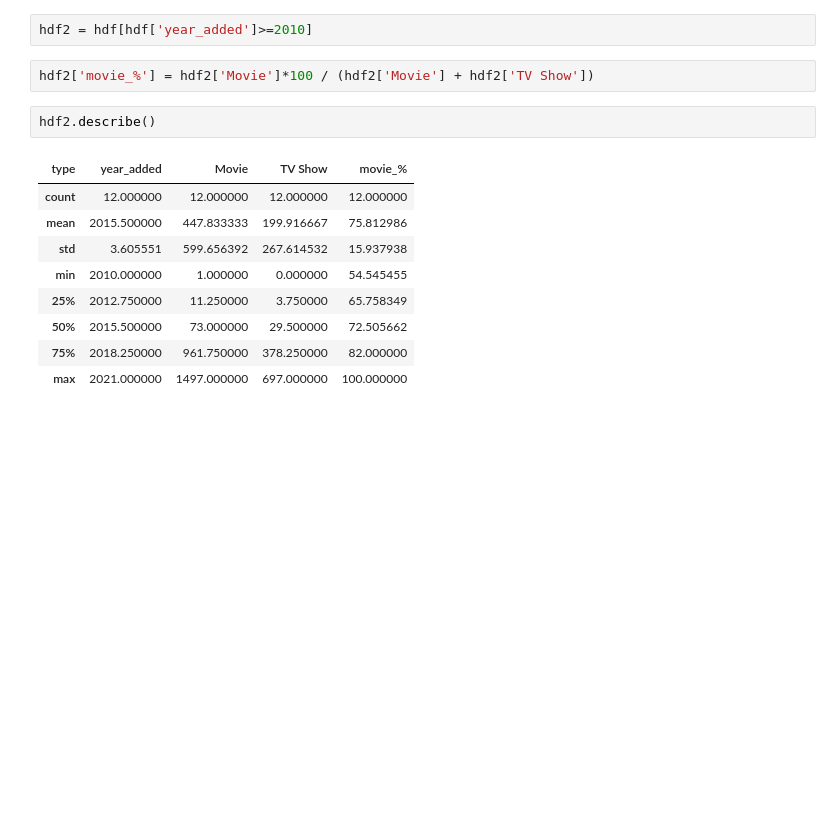
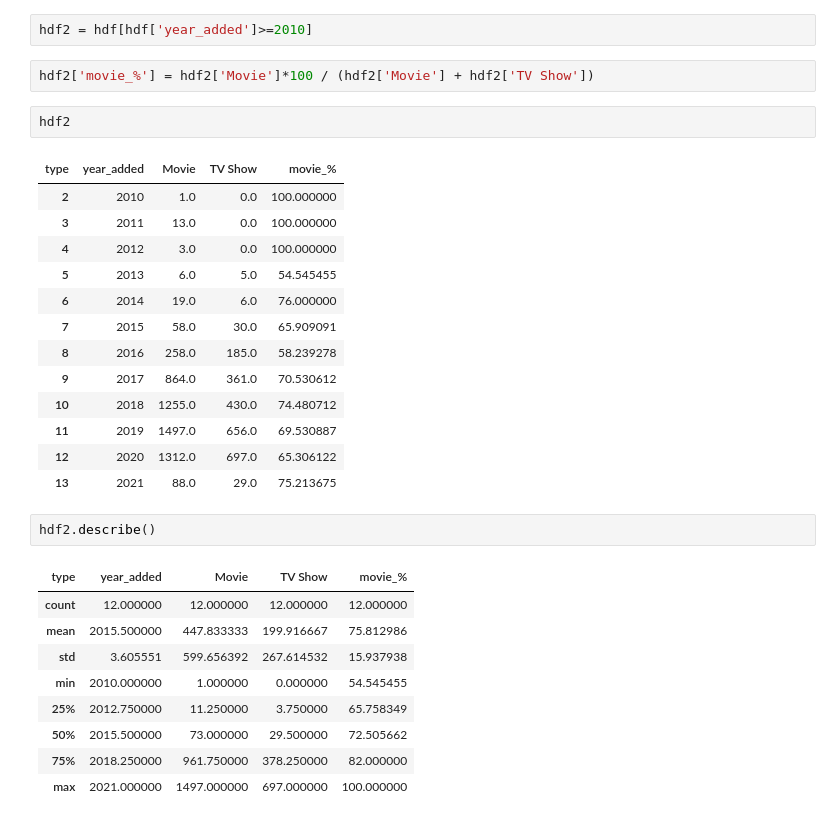
Before and after one commit to issatyajit/Netflix-recommender-system, a Jupyter notebook: NETFLIX_final.ipynb, the cells around one changed output. Cells and saved outputs as stored; diff of their text form; blank space fills up the shorter version.

```diff
--- a/NETFLIX_final.ipynb
+++ b/NETFLIX_final.ipynb
@@ -448,6 +455,22 @@ hdf = hdf.astype({'year_added':int})
 hdf2 = hdf[hdf['year_added']>=2010]
 # %%
 hdf2['movie_%'] = hdf2['Movie']*100 / (hdf2['Movie'] + hdf2['TV Show'])
+# %%
+hdf2
+# %% [output]
+| type | year_added | Movie | TV Show | movie_% |
+| 2 | 2010 | 1.0 | 0.0 | 100.000000 |
+| 3 | 2011 | 13.0 | 0.0 | 100.000000 |
+| 4 | 2012 | 3.0 | 0.0 | 100.000000 |
+| 5 | 2013 | 6.0 | 5.0 | 54.545455 |
+| 6 | 2014 | 19.0 | 6.0 | 76.000000 |
+| 7 | 2015 | 58.0 | 30.0 | 65.909091 |
+| 8 | 2016 | 258.0 | 185.0 | 58.239278 |
+| 9 | 2017 | 864.0 | 361.0 | 70.530612 |
+| 10 | 2018 | 1255.0 | 430.0 | 74.480712 |
+| 11 | 2019 | 1497.0 | 656.0 | 69.530887 |
+| 12 | 2020 | 1312.0 | 697.0 | 65.306122 |
+| 13 | 2021 | 88.0 | 29.0 | 75.213675 |
 # %%
 hdf2.describe()
 # %% [output]
```
Also changed, not shown: parts of 12 cells of this notebook.
